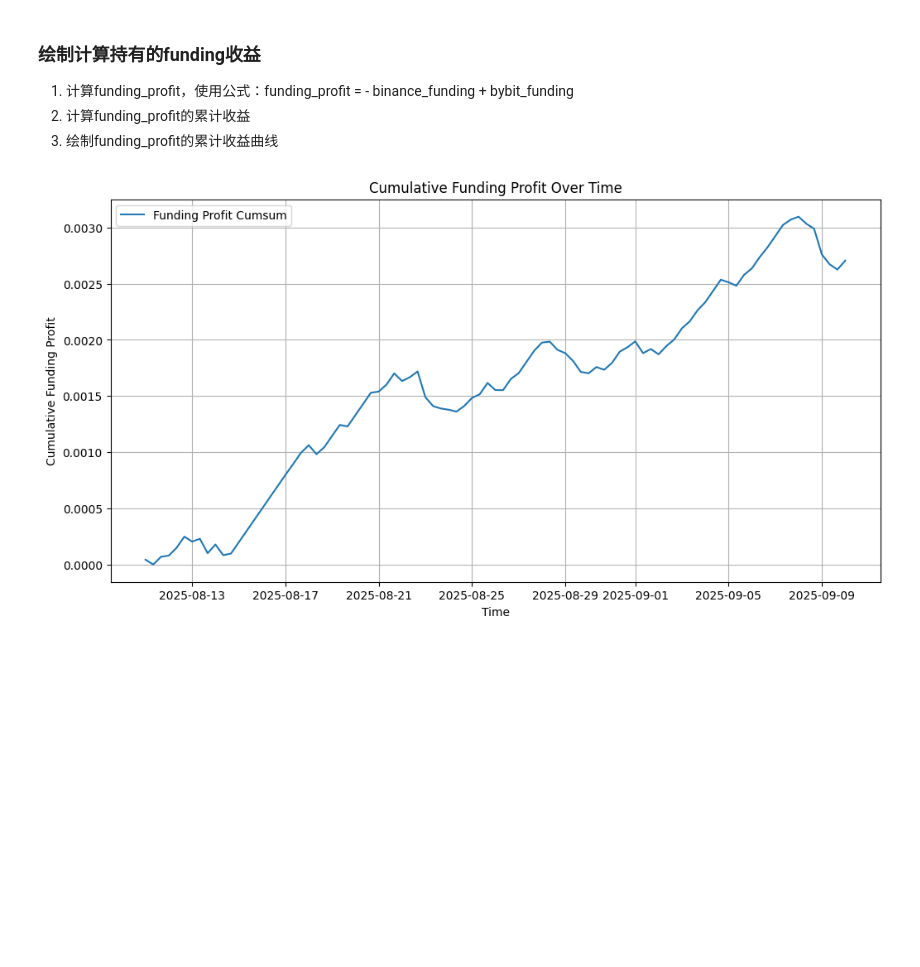
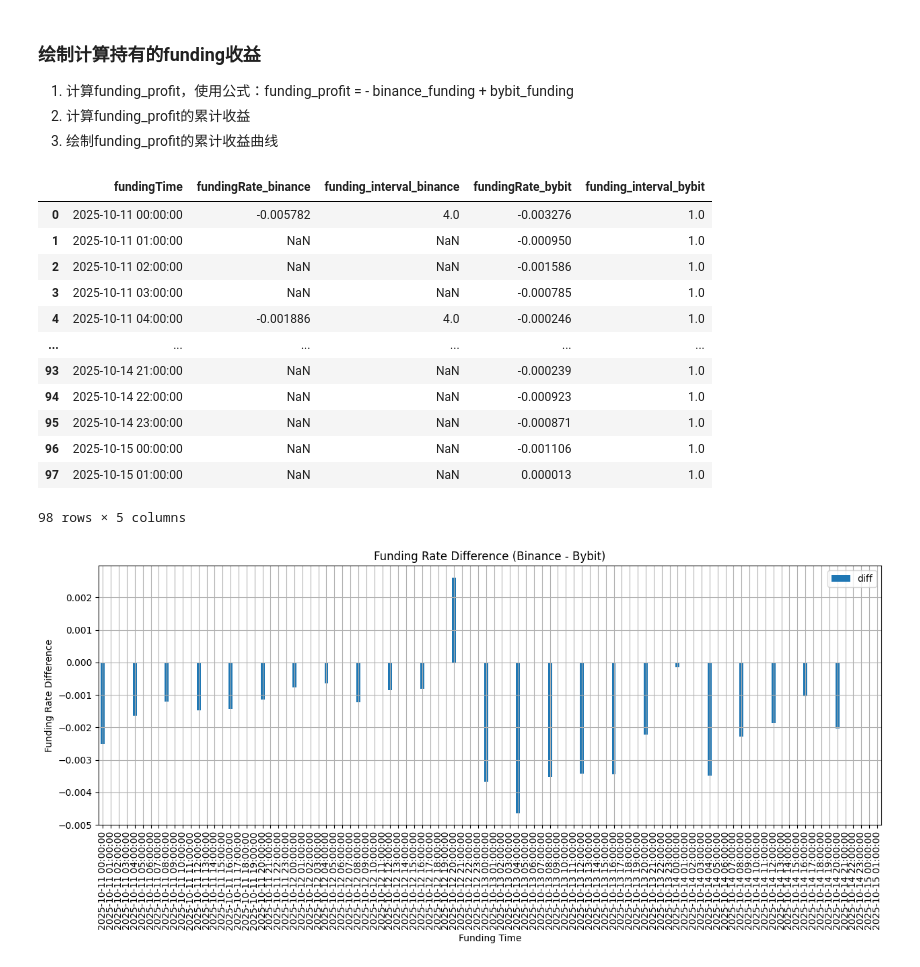
Before and after one commit to xb1002/fundingDataFetcher, a Jupyter notebook: analysis.ipynb, the cells around one changed output. Saved outputs shown, nothing was run; the diff lists cells and outputs as text; code cells hidden in the pictures; blank space fills up the shorter version.

```diff
--- a/analysis.ipynb
+++ b/analysis.ipynb
@@ -60,26 +69,40 @@ bybit_premium_data_df = bybit_premium_data_df[["open_time", "close"]].rename(col
 # %%
 # 按 fundingTime 合并两个交易所的资金费率数据
 funding_df = binance_funding_data_df.merge(
-  bybit_funding_data_df, on="fundingTime", suffixes=("_binance", "_bybit")
-)
+  bybit_funding_data_df, on="fundingTime", how="outer", suffixes=("_binance", "_bybit")
+).sort_values("fundingTime").reset_index(drop=True)
 
-# 计算 funding_profit
-funding_df["funding_profit"] = -funding_df["fundingRate_binance"] + funding_df["fundingRate_bybit"]
-# 计算 funding_profit 的累计收益
-funding_df["funding_profit_cumsum"] = funding_df["funding_profit"].cumsum()
-# 将 fundingTime 转换为 datetime 格式
-if funding_df["fundingTime"].dtype == np.int64 or funding_df["fundingTime"].dtype == np.float64:
-  funding_df["fundingTime"] = pd.to_datetime(funding_df["fundingTime"], unit="ms")
-elif funding_df["fundingTime"].dtype == object:
-  funding_df["fundingTime"] = pd.to_datetime(funding_df["fundingTime"])
-# 绘制 funding_profit 的累计收益曲线
-plt.figure(figsize=(12, 6))
-plt.plot(funding_df["fundingTime"], funding_df["funding_profit_cumsum"], label="Funding Profit Cumsum")
-plt.xlabel("Time")
-plt.ylabel("Cumulative Funding Profit")
-plt.title("Cumulative Funding Profit Over Time")
-plt.legend()
-plt.grid()
-plt.show()
+# 先将 fundingTime 转换为 datetime 类型
+funding_df["fundingTime"] = pd.to_datetime(funding_df["fundingTime"])
+
+# 直接使用 pandas 的日期过滤,避免时区问题
+start_dt = pd.to_datetime(start_date)
+end_dt = pd.to_datetime(end_date) + pd.Timedelta(days=1) - pd.Timedelta(milliseconds=1)
+
+# 过滤数据
+funding_df = funding_df[(funding_df["fundingTime"] >= start_dt) &
+                        (funding_df["fundingTime"] <= end_dt)].reset_index(drop=True)
+funding_df
 # %% [output]
-[figure, removed]
+|  | fundingTime | fundingRate_binance | funding_interval_binance | fundingRate_bybit | funding_interval_bybit |
+| 0 | 2025-10-11 00:00:00 | -0.005782 | 4.0 | -0.003276 | 1.0 |
+| 1 | 2025-10-11 01:00:00 | NaN | NaN | -0.000950 | 1.0 |
+| 2 | 2025-10-11 02:00:00 | NaN | NaN | -0.001586 | 1.0 |
+| 3 | 2025-10-11 03:00:00 | NaN | NaN | -0.000785 | 1.0 |
+| 4 | 2025-10-11 04:00:00 | -0.001886 | 4.0 | -0.000246 | 1.0 |
+| ... | ... | ... | ... | ... | ... |
+| 93 | 2025-10-14 21:00:00 | NaN | NaN | -0.000239 | 1.0 |
+| 94 | 2025-10-14 22:00:00 | NaN | NaN | -0.000923 | 1.0 |
+| 95 | 2025-10-14 23:00:00 | NaN | NaN | -0.000871 | 1.0 |
+| 96 | 2025-10-15 00:00:00 | NaN | NaN | -0.001106 | 1.0 |
+| 97 | 2025-10-15 01:00:00 | NaN | NaN | 0.000013 | 1.0 |
+98 rows × 5 columns
+# %%
+funding_df["diff"] = funding_df["fundingRate_binance"] - funding_df["fundingRate_bybit"]
+funding_df.plot(x="fundingTime", y="diff", kind="bar", figsize=(15, 5), title="Funding Rate Difference (Binance - Bybit)")
+plt.xlabel("Funding Time")
+plt.ylabel("Funding Rate Difference")
+plt.grid()
+plt.show()
+# %% [output]
+[figure, added]
```
Also changed, not shown: parts of 10 cells of this notebook.
